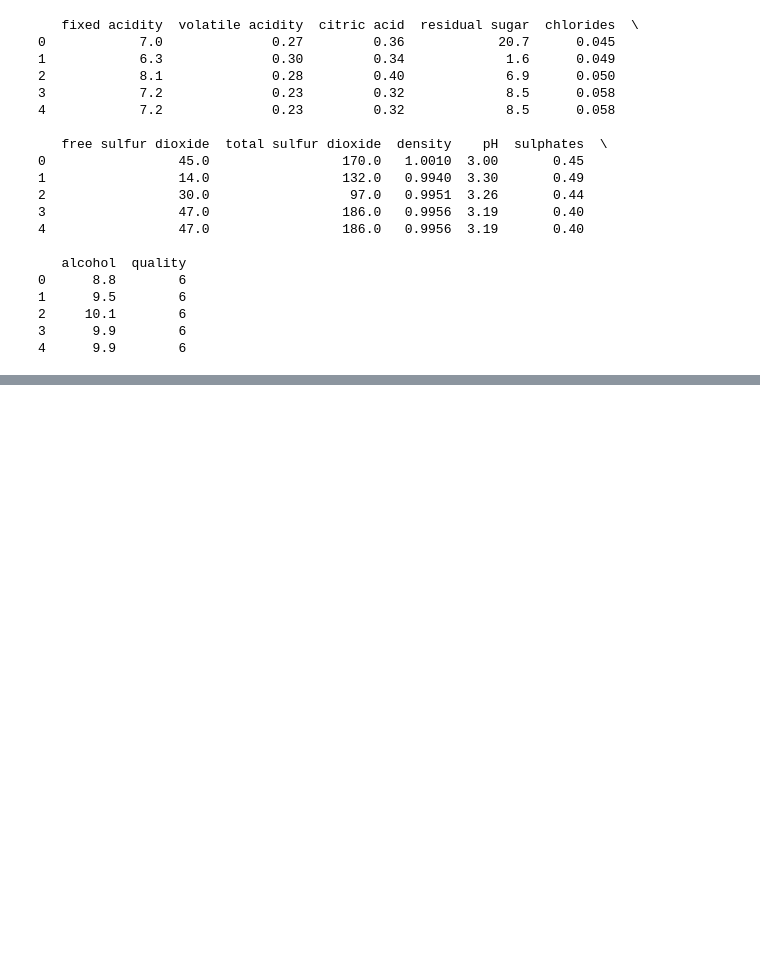
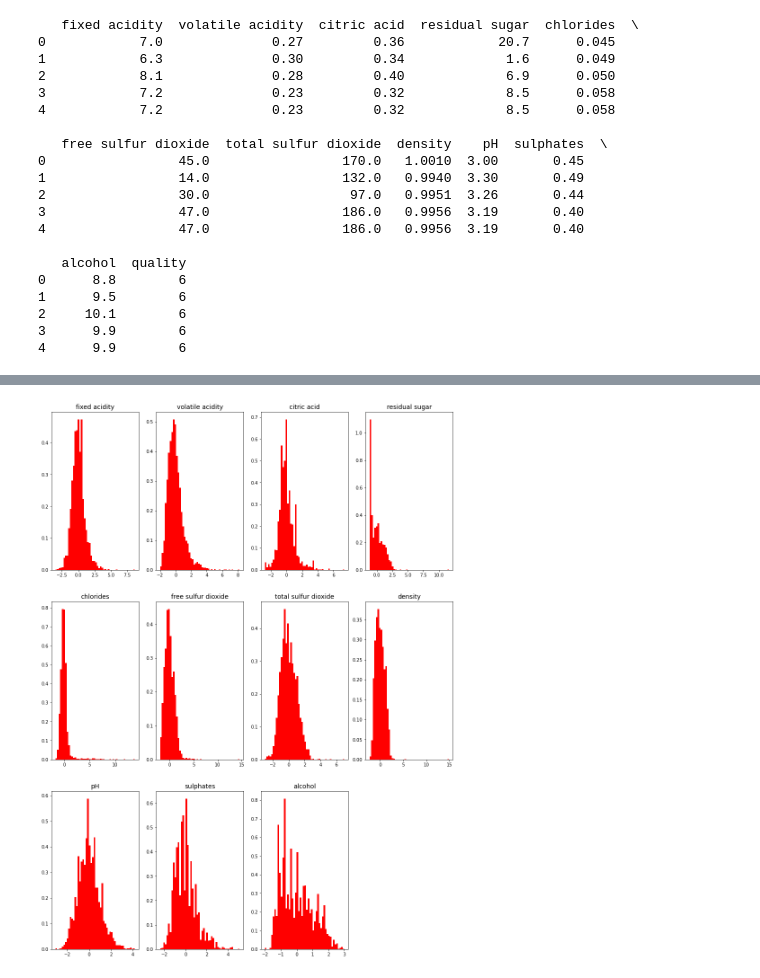
Before and after one commit to ChloeChassaigne/Machine_Learning, a Jupyter notebook: KNN.ipynb, the cells around one changed output, grey strips where cells are left out. Saved outputs shown, nothing was run; the diff lists cells and outputs as text; code cells hidden in the pictures; blank space fills up the shorter version.

```diff
--- a/KNN.ipynb
+++ b/KNN.ipynb
@@ -33,0 +50,23 @@ print(data.head())
+# %%
+# To separate good wine and bad wine
+y_class = np.where(y<6, 0, 1)
+# %%
+# Create training (70%) and test (30%) sets
+from sklearn import model_selection
+
+X_train, X_test, y_train, y_test = model_selection.train_test_split(X, y_class, test_size=0.3)
+# %%
+from sklearn import preprocessing
+std_scale = preprocessing.StandardScaler().fit(X_train)
+
+X_train_std = std_scale.transform(X_train)
+X_test_std = std_scale.transform(X_test)
+# %%
+fig = plt.figure(figsize=(16, 22))
+
+for feat_idx in range(X_train_std.shape[1]):
+    ax = fig.add_subplot(3,4, (feat_idx+1))
+    h = ax.hist(X_train_std[:, feat_idx], bins=50, color="red", density=True, edgecolor="none")
+    ax.set_title(data.columns[feat_idx], fontsize=14)
+# %% [output]
+[figure, added]
```
Also changed, not shown: parts of 6 cells of this notebook.
